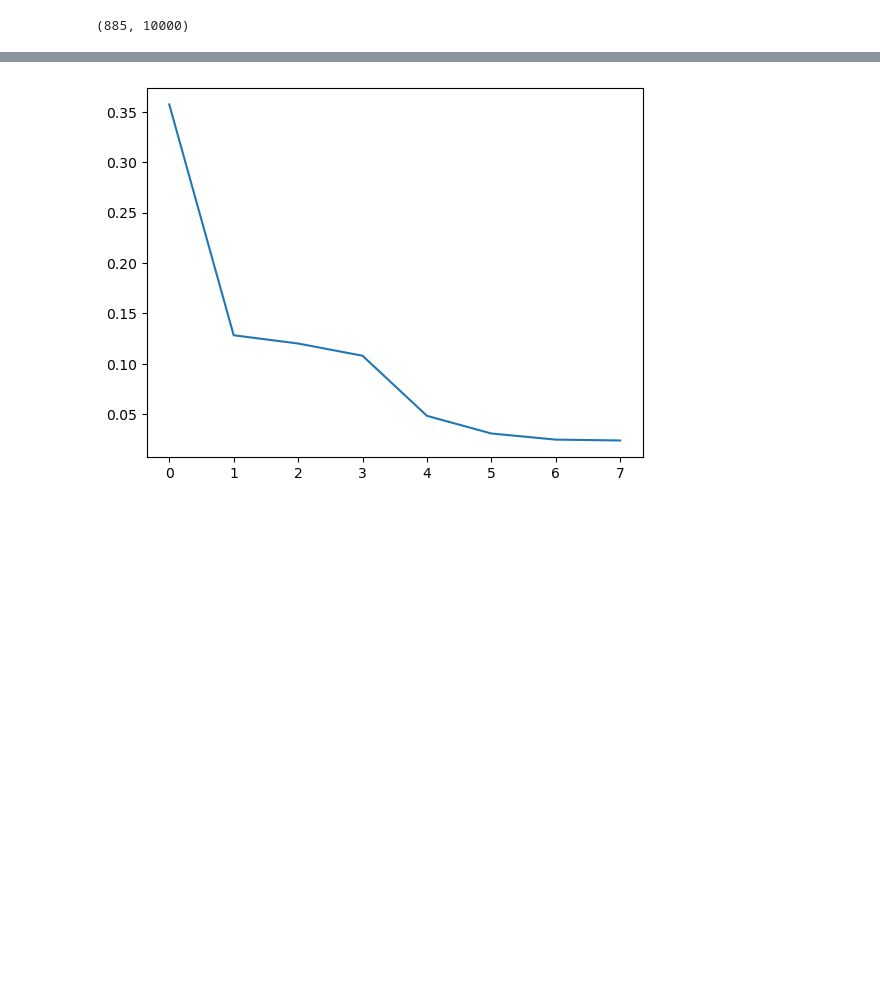
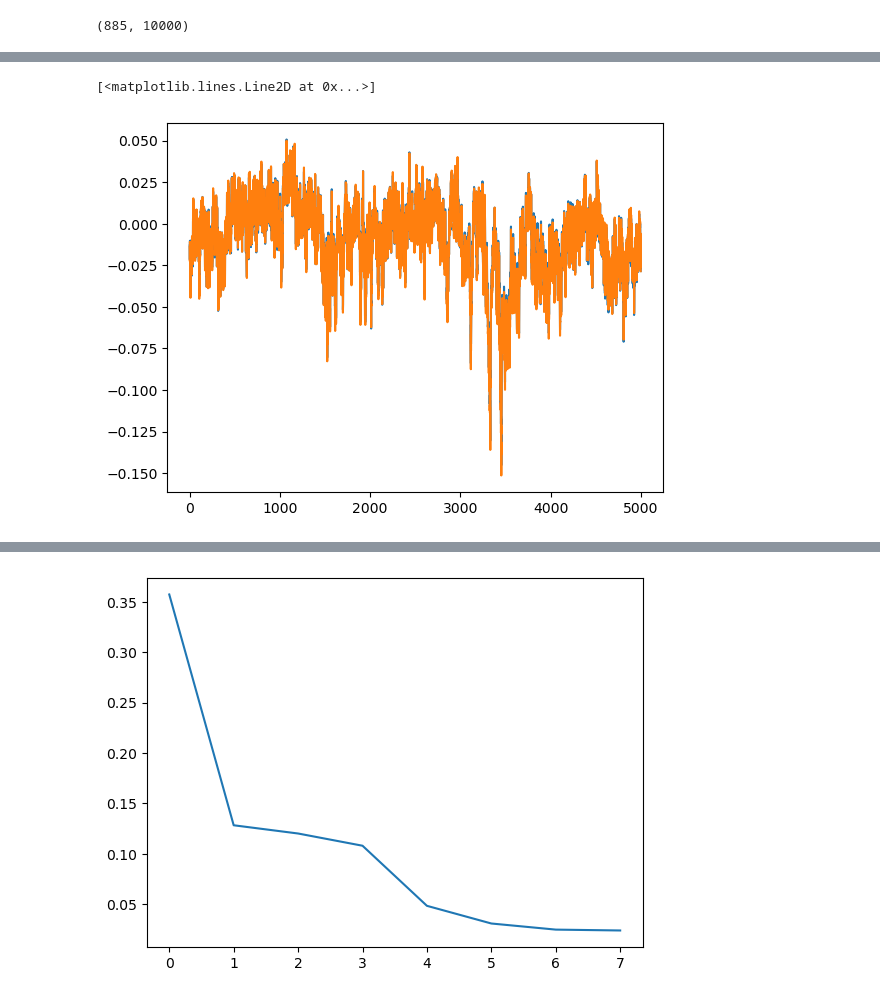
Before and after one commit to jah1994/kinetix_data_system, a Jupyter notebook: mcdonald_event_detection/McDonaldObs_2024_TimeSeries_Analysis.ipynb, the cells around one changed output, grey strips where cells are left out. Drawn from its saved outputs; the diff is of its cells as text; code cells hidden in the pictures; blank space fills up the shorter version.

```diff
--- a/mcdonald_event_detection/McDonaldObs_2024_TimeSeries_Analysis.ipynb
+++ b/mcdonald_event_detection/McDonaldObs_2024_TimeSeries_Analysis.ipynb
@@ -225,0 +237,16 @@ plt.legend();
+# %%
+# does splitting into chunks affect the result?
+# fit and predict via WPCA model
+n_component = 8
+pca = WPCA(n_components=n_component).fit(X_norm, weights=weights) # fit pca model
+Y = pca.fit_reconstruct(X_norm, weights=weights) # make predictions
+
+pca_ = WPCA(n_components=n_component).fit(X_norm[:, :5000], weights=weights[:, :5000]) # fit pca model
+Y_ = pca.fit_reconstruct(X_norm[:, :5000], weights=weights[:, :5000]) # make predictions
+# %%
+plt.plot(Y[0][:5000])
+plt.plot(Y_[0])
+#plt.plot(Y[0][:5000] - Y_[0])
+# %% [output]
+[<matplotlib.lines.Line2D at 0x...>]
+[figure, added]
```
Also changed, not shown: parts of 23 cells of this notebook, 1 other file.
